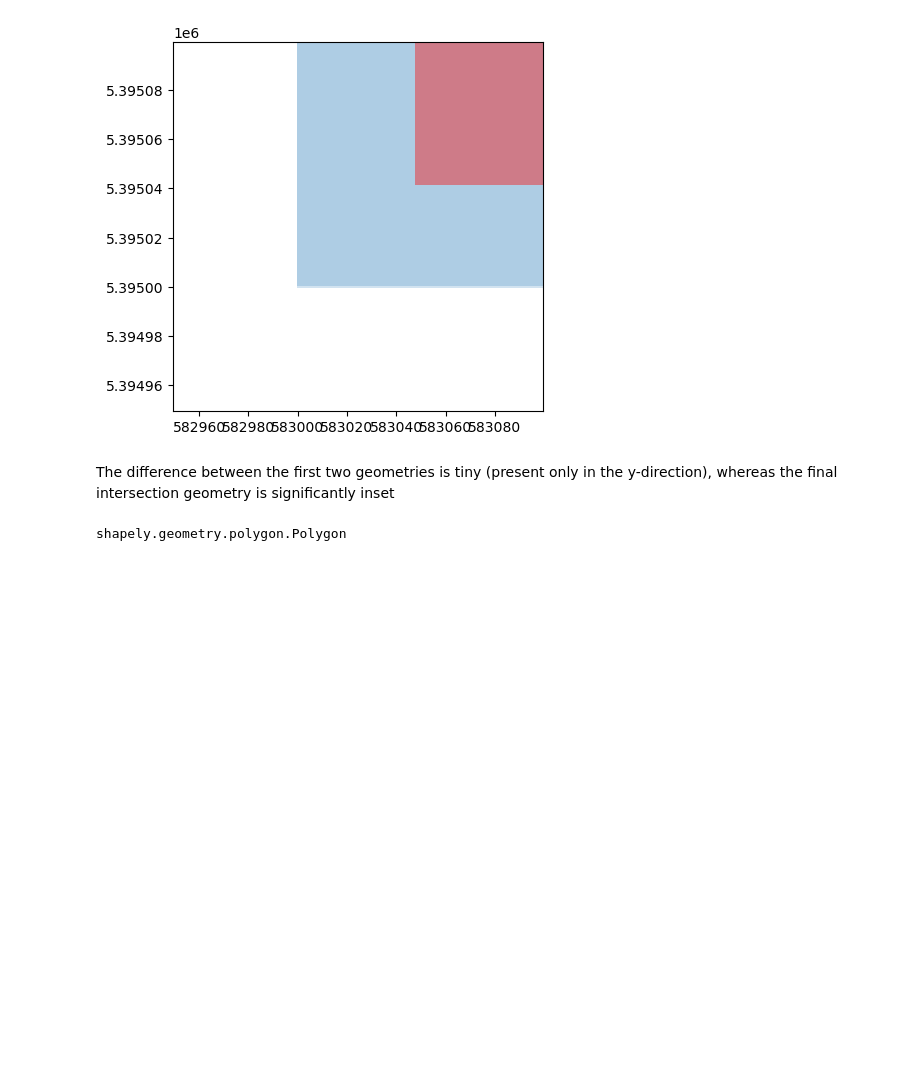
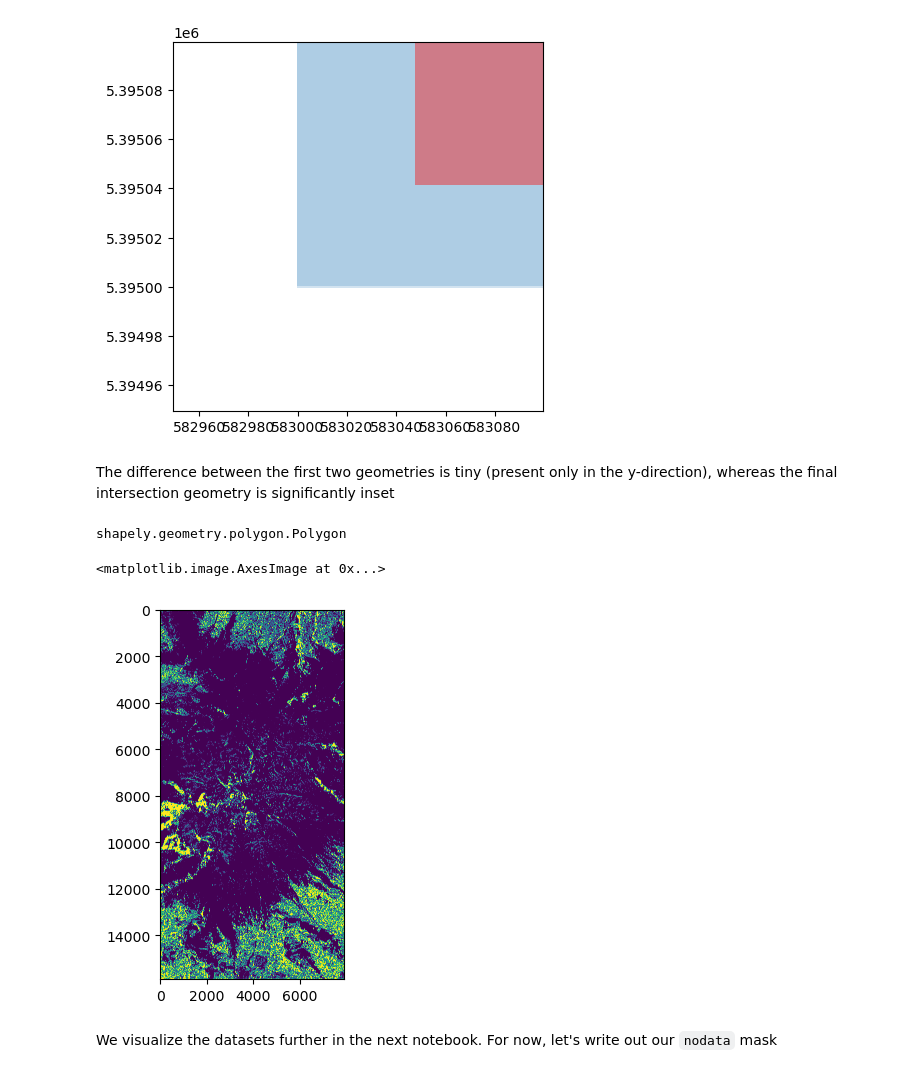
Before and after one commit to uw-cryo/DeepDEM, a Jupyter notebook: notebooks/0a_Crop_Training_Data.ipynb, the cells around one changed output. Drawn from its saved outputs; the diff is of its cells as text; code cells hidden in the pictures; blank space fills up the shorter version.

Commit message:
modify to create nodata mask

```diff
--- a/notebooks/0a_Crop_Training_Data.ipynb
+++ b/notebooks/0a_Crop_Training_Data.ipynb
@@ -98,3 +104,28 @@ _ = list(map(partial_func, filenames))
 for f in filenames:
     with rasterio.open(output_data_path/f.name) as ds:
         assert ds.bounds == intersection_shape.bounds, "Bounds mismatch!"
+# %%
+# Let's also generate a 'nodata' mask that can be used during our deep learning step
+nodata_mask = None
+
+for f in list(output_data_path.glob('*.tif')):
+    with rasterio.open(f) as ds:
+        if ds.profile['nodata'] is not None:
+            img = ds.read()
+            nodata_val = ds.profile['nodata']
+        else:
+            continue
+
+    if nodata_mask is None:
+        nodata_mask = np.where(img==nodata_val, True, False)
+    else:
+        nodata_mask = nodata_mask | np.where(img==nodata_val, True, False)
+
+nodata_mask = nodata_mask.astype(int)
+# %%
+plt.imshow(nodata_mask[0], interpolation=None)
+# %% [output]
+<matplotlib.image.AxesImage at 0x...>
+[figure, added]
+# %% [markdown]
+We visualize the datasets further in the next notebook. For now, let's write out our `nodata` mask
```
Also changed, not shown: parts of 3 cells of this notebook.
